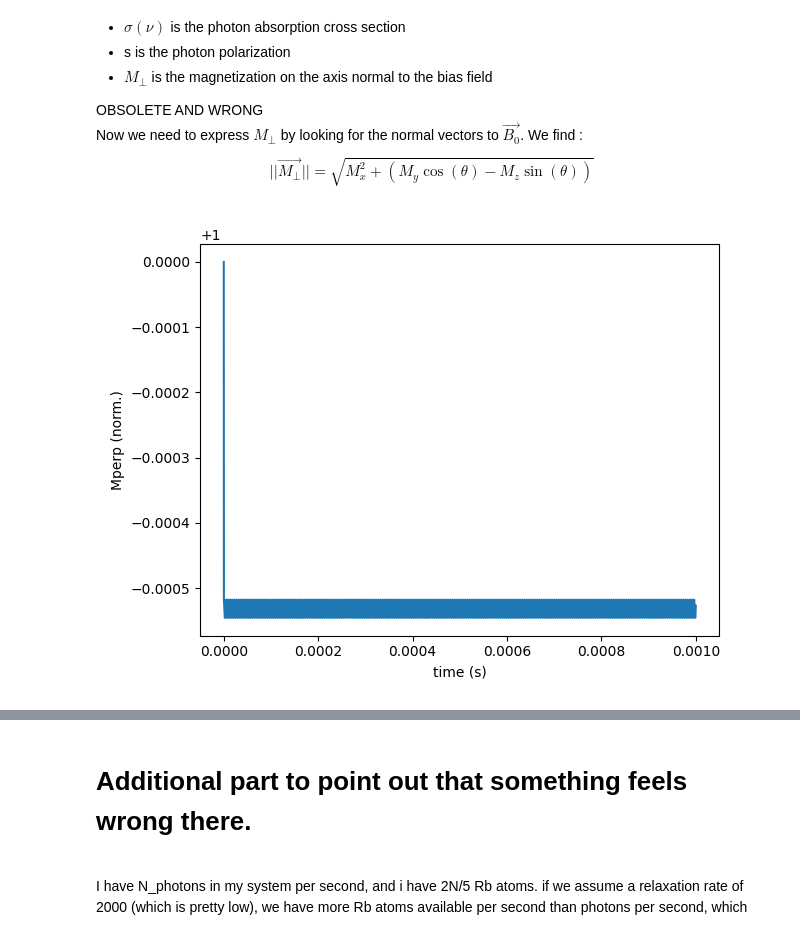
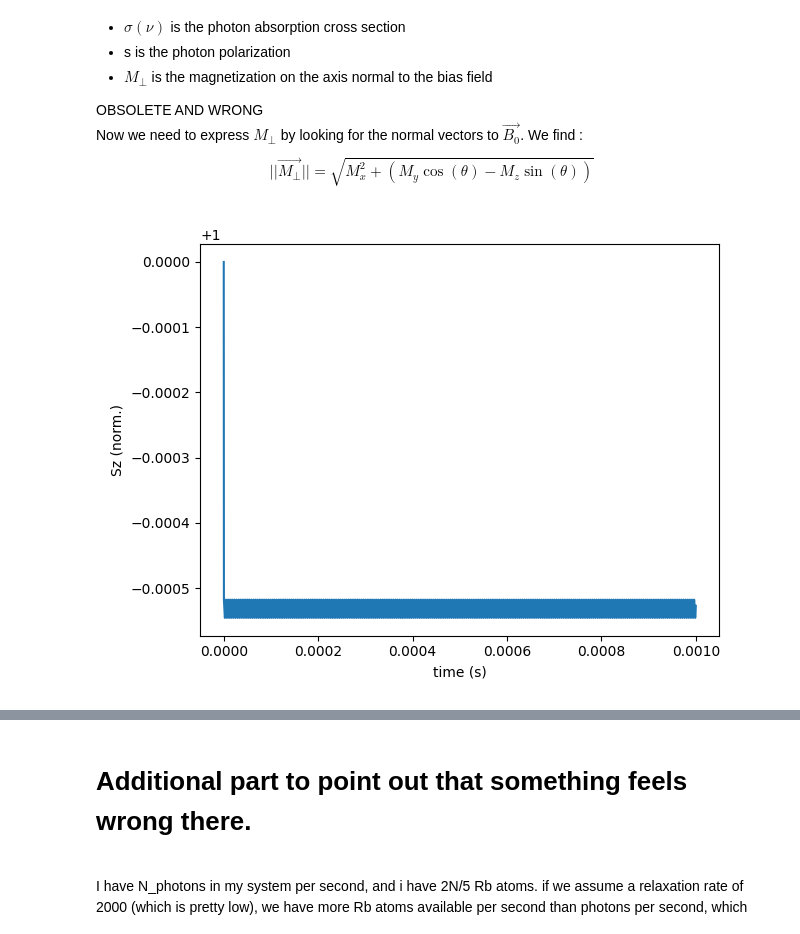
Before and after one commit to GuillaumeCLEMENT314/FHNW-, a Jupyter notebook: bloch_SOOPM.ipynb, the cells around one changed output, grey strips where cells are left out. Saved outputs shown, nothing was run; the diff lists cells and outputs as text; code cells hidden in the pictures.

```diff
--- a/bloch_SOOPM.ipynb
+++ b/bloch_SOOPM.ipynb
@@ -339,12 +335,12 @@ for i, Mz in enumerate(Sz):
 # %%
 fig,axes=plt.subplots()
 axes.plot(t,Sz)
 axes.set_xlabel('time (s)')
-axes.set_ylabel('Mperp (norm.)')
+axes.set_ylabel('Sz (norm.)')
 plt.tight_layout()
 plt.show()
 # %% [output]
-[figure, old version]
+[figure, new version]
 # %%
 R = 0.568 #A/W, for standard thorlabs Si photodiode
 
```
Also changed, not shown: parts of 5 cells of this notebook, 1 other file.
